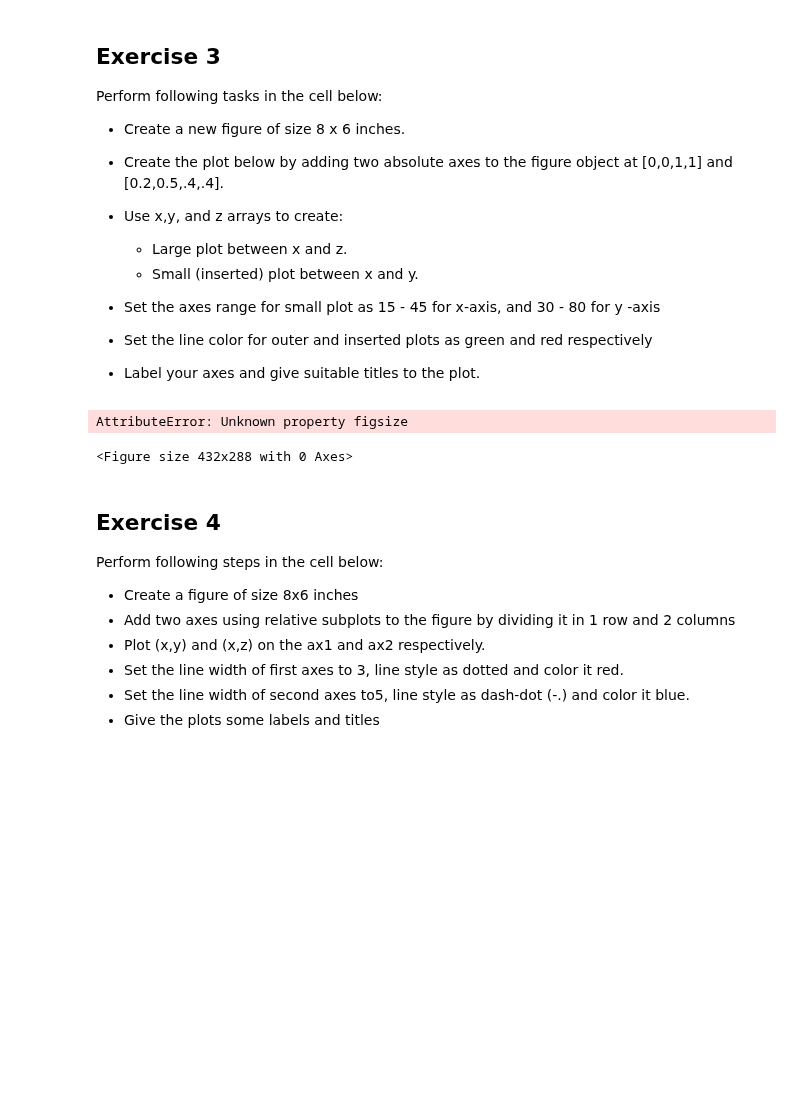
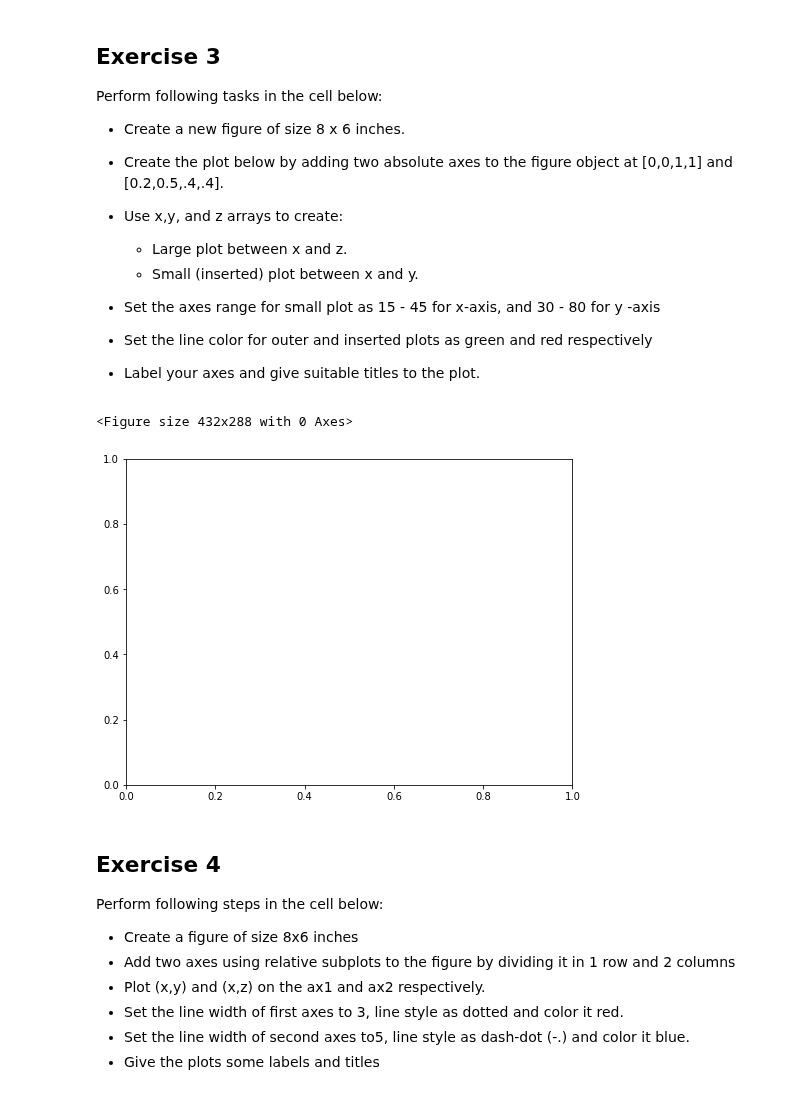
Before and after one commit to AR3441/dsc-1-03-13-customizing-visualizations-with-matplotlib-lab-nyc-ds-career-031119, a Jupyter notebook: index.ipynb, the cells around one changed output. Drawn from its saved outputs; the diff is of its cells as text; code cells hidden in the pictures; blank space fills up the shorter version.

```diff
--- a/index.ipynb
+++ b/index.ipynb
@@ -110,10 +110,10 @@ Perform following tasks in the cell below:
 * Label your axes and give suitable titles to the plot.
 # %%
 fig3 = plt.figure()
-ax3 = plt.subplot(figsize = (8,6))
+ax3 = plt.subplots(figsize = (8,6))
 # %% [output]
-AttributeError: Unknown property figsize
+<Figure size 432x288 with 0 Axes>
-<Figure size 432x288 with 0 Axes>
+[figure, added]
 # %% [markdown]
 ## Exercise 4
 
```
